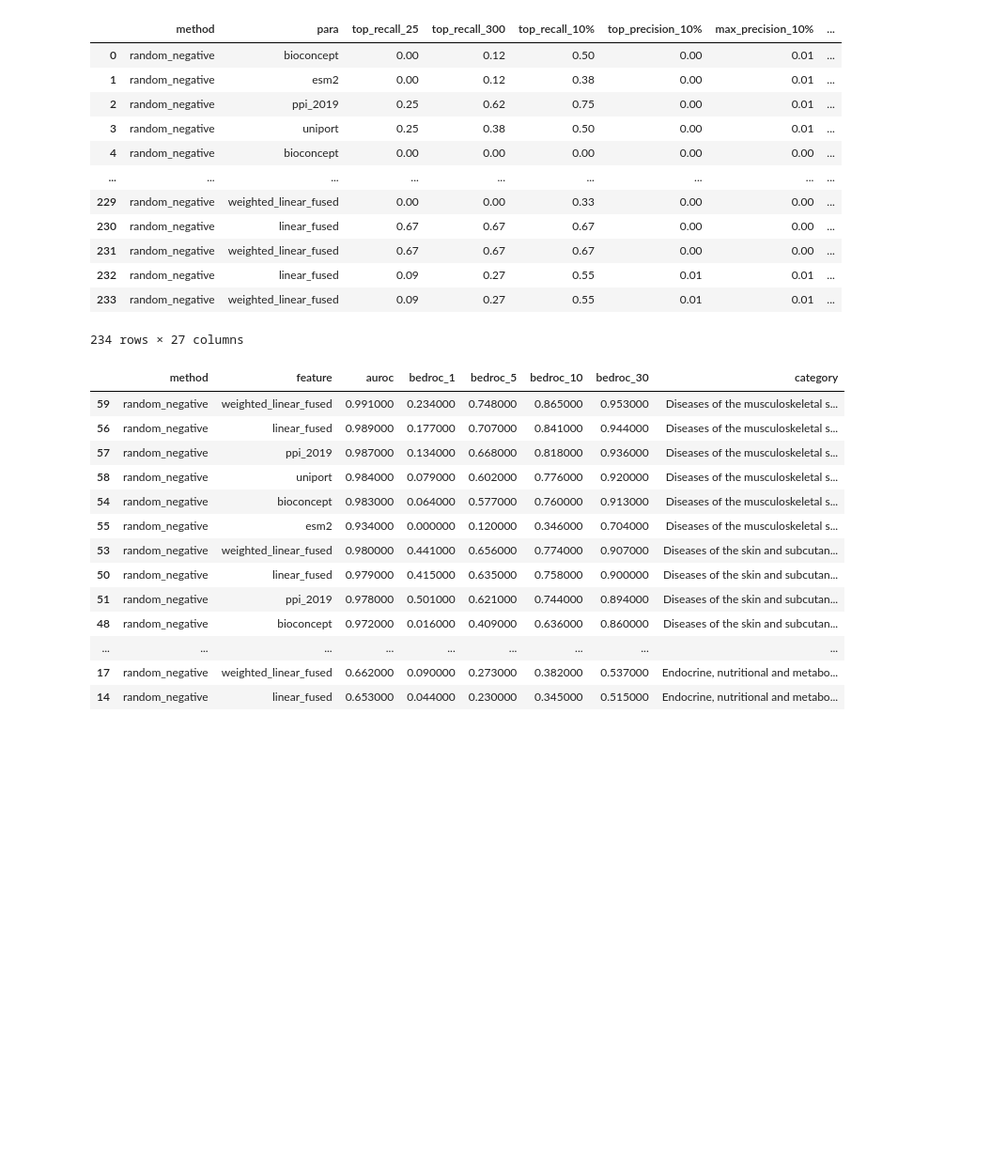
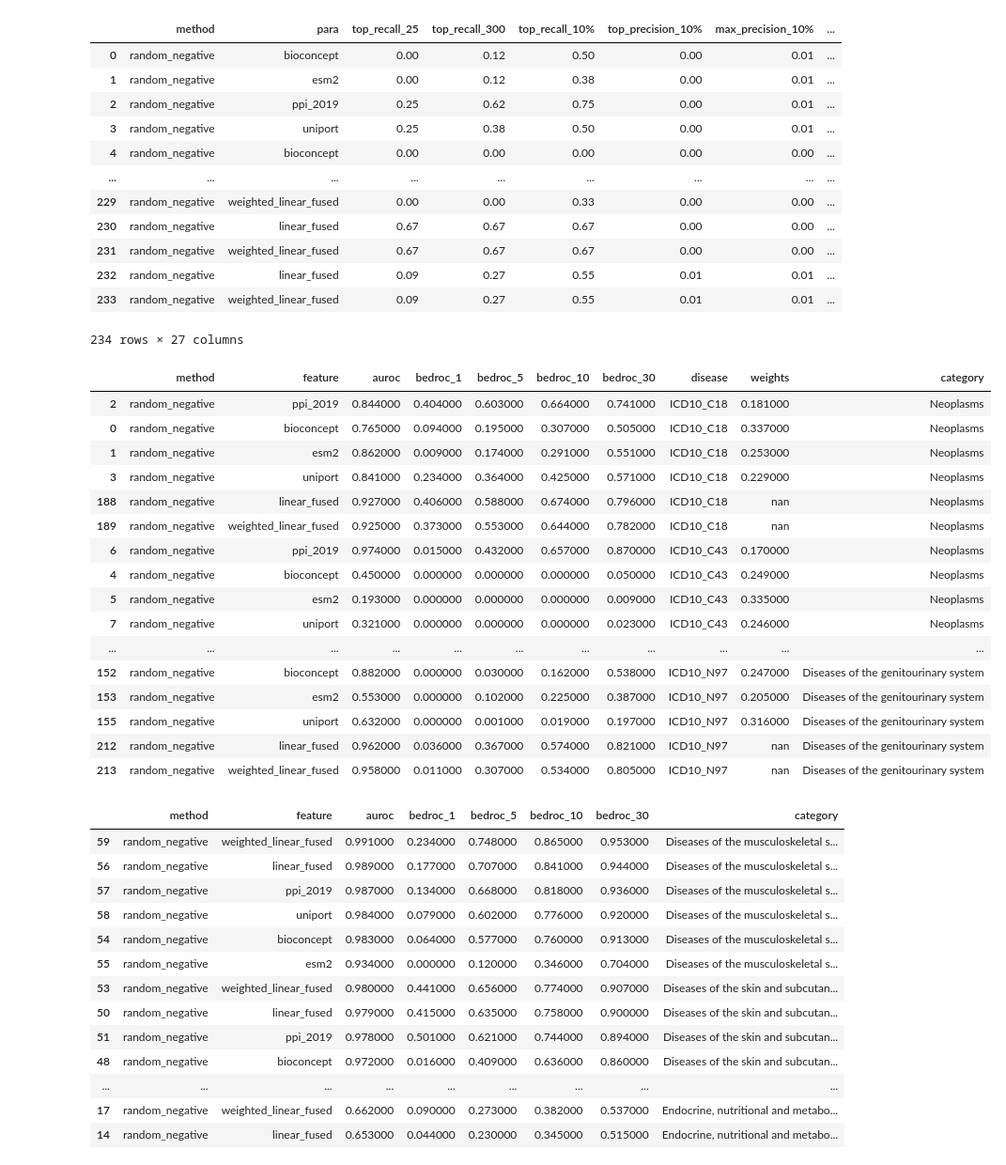
Before and after one commit to ZiyuZhang1/svm, a Jupyter notebook: codes/results_analysis_clear.ipynb, the cells around one changed output. Shown at 94% size. Drawn from its saved outputs; the diff is of its cells as text; code cells hidden in the pictures; blank space fills up the shorter version.

Commit message:
weighted para geo

```diff
--- a/codes/results_analysis_clear.ipynb
+++ b/codes/results_analysis_clear.ipynb
@@ -390,3 +390,71 @@ full_fused_2019
 234 rows × 27 columns
 # %%
 full_fused_2019.to_csv('/itf-fi-ml/shared/users/ziyuzh/svm/results/weighted_fused_2019.csv',index=False)
+# %%
+full_fused_2019 = pd.read_csv('/itf-fi-ml/shared/users/ziyuzh/svm/results/weighted_fused_2019.csv')
+full_fused_2019 = full_fused_2019[['method', 'para', 'auroc','bedroc_1', 'bedroc_5', 'bedroc_10', 'bedroc_30', 'disease', 'weights','category']]
+# %%
+full_fused_2019['weights'] = full_fused_2019['weights'].astype(float)
+full_fused_2019 = full_fused_2019.round(3)
+full_fused_2019 = full_fused_2019.rename(columns={'para': 'feature'})
+
+# Define the custom order for 'feature'
+feature_order = ['ppi_2019', 'bioconcept', 'esm2', 'uniport',
+                 'linear_fused', 'weighted_linear_fused']
+
+# Convert 'feature' to a categorical type with that order
+full_fused_2019['feature'] = pd.Categorical(full_fused_2019['feature'], categories=feature_order, ordered=True)
+
+# Now sort by 'disease' first, then 'feature' by the custom order
+full_fused_2019 = full_fused_2019.sort_values(by=['disease', 'feature'])
+# %%
+import pandas as pd
+
+# Define alternating background colors per disease
+base_colors = ['#ffdddd', '#dbf7db']
+target_cols = ['auroc', 'bedroc_1', 'bedroc_5', 'bedroc_10', 'bedroc_30', 'weights']
+
+# Build mapping for background colors per disease
+diseases = full_fused_2019['disease'].unique()
+disease_color_map = {disease: base_colors[i % len(base_colors)] for i, disease in enumerate(diseases)}
+
+# Function to create full styling DataFrame
+def combined_style(df):
+    styles = pd.DataFrame('', index=df.index, columns=df.columns)
+
+    # Add background color row-wise
+    for idx, row in df.iterrows():
+        bg_color = disease_color_map[row['disease']]
+        styles.loc[idx, :] = f'background-color: {bg_color};'
+
+    # Highlight max in each group & each target column
+    for disease, group in df.groupby('disease'):
+        for col in target_cols:
+            max_val = group[col].max()
+            max_indices = group[group[col] == max_val].index
+            for idx in max_indices:
+                styles.loc[idx, col] += ' color: red; font-weight: bold;'
+
+    return styles
+
+# Apply combined style
+styled_df = full_fused_2019.style.apply(combined_style, axis=None)
+styled_df
+# %% [output]
+|  | method | feature | auroc | bedroc_1 | bedroc_5 | bedroc_10 | bedroc_30 | disease | weights | category |
+| 2 | random_negative | ppi_2019 | 0.844000 | 0.404000 | 0.603000 | 0.664000 | 0.741000 | ICD10_C18 | 0.181000 | Neoplasms |
+| 0 | random_negative | bioconcept | 0.765000 | 0.094000 | 0.195000 | 0.307000 | 0.505000 | ICD10_C18 | 0.337000 | Neoplasms |
+| 1 | random_negative | esm2 | 0.862000 | 0.009000 | 0.174000 | 0.291000 | 0.551000 | ICD10_C18 | 0.253000 | Neoplasms |
+| 3 | random_negative | uniport | 0.841000 | 0.234000 | 0.364000 | 0.425000 | 0.571000 | ICD10_C18 | 0.229000 | Neoplasms |
+| 188 | random_negative | linear_fused | 0.927000 | 0.406000 | 0.588000 | 0.674000 | 0.796000 | ICD10_C18 | nan | Neoplasms |
+| 189 | random_negative | weighted_linear_fused | 0.925000 | 0.373000 | 0.553000 | 0.644000 | 0.782000 | ICD10_C18 | nan | Neoplasms |
+| 6 | random_negative | ppi_2019 | 0.974000 | 0.015000 | 0.432000 | 0.657000 | 0.870000 | ICD10_C43 | 0.170000 | Neoplasms |
+| 4 | random_negative | bioconcept | 0.450000 | 0.000000 | 0.000000 | 0.000000 | 0.050000 | ICD10_C43 | 0.249000 | Neoplasms |
+| 5 | random_negative | esm2 | 0.193000 | 0.000000 | 0.000000 | 0.000000 | 0.009000 | ICD10_C43 | 0.335000 | Neoplasms |
+| 7 | random_negative | uniport | 0.321000 | 0.000000 | 0.000000 | 0.000000 | 0.023000 | ICD10_C43 | 0.246000 | Neoplasms |
+| ... | ... | ... | ... | ... | ... | ... | ... | ... | ... | ... |
+| 152 | random_negative | bioconcept | 0.882000 | 0.000000 | 0.030000 | 0.162000 | 0.538000 | ICD10_N97 | 0.247000 | Diseases of the genitourinary system |
+| 153 | random_negative | esm2 | 0.553000 | 0.000000 | 0.102000 | 0.225000 | 0.387000 | ICD10_N97 | 0.205000 | Diseases of the genitourinary system |
+| 155 | random_negative | uniport | 0.632000 | 0.000000 | 0.001000 | 0.019000 | 0.197000 | ICD10_N97 | 0.316000 | Diseases of the genitourinary system |
+| 212 | random_negative | linear_fused | 0.962000 | 0.036000 | 0.367000 | 0.574000 | 0.821000 | ICD10_N97 | nan | Diseases of the genitourinary system |
+| 213 | random_negative | weighted_linear_fused | 0.958000 | 0.011000 | 0.307000 | 0.534000 | 0.805000 | ICD10_N97 | nan | Diseases of the genitourinary system |
```
Also changed, not shown: parts of 1 cell of this notebook, 7 other files.
